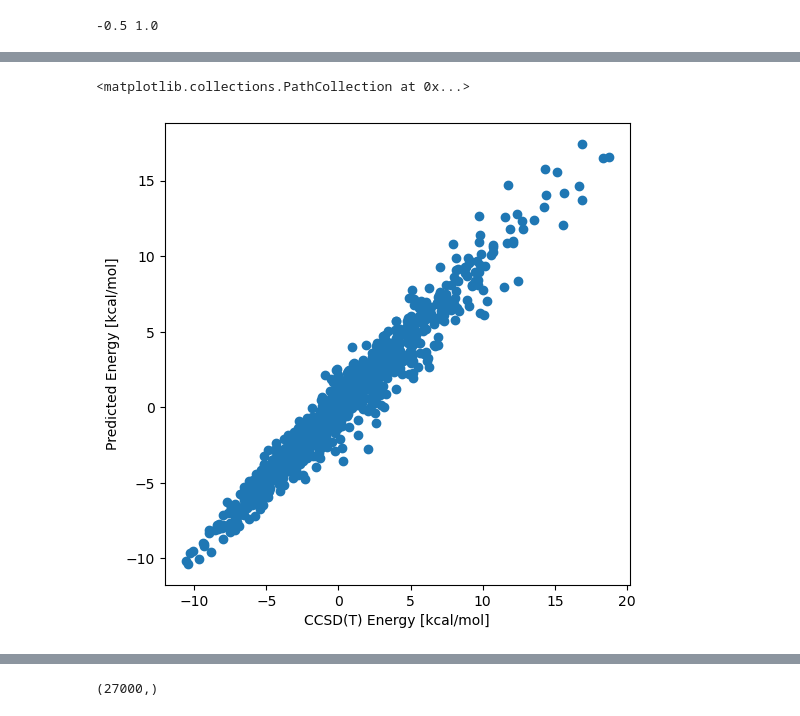
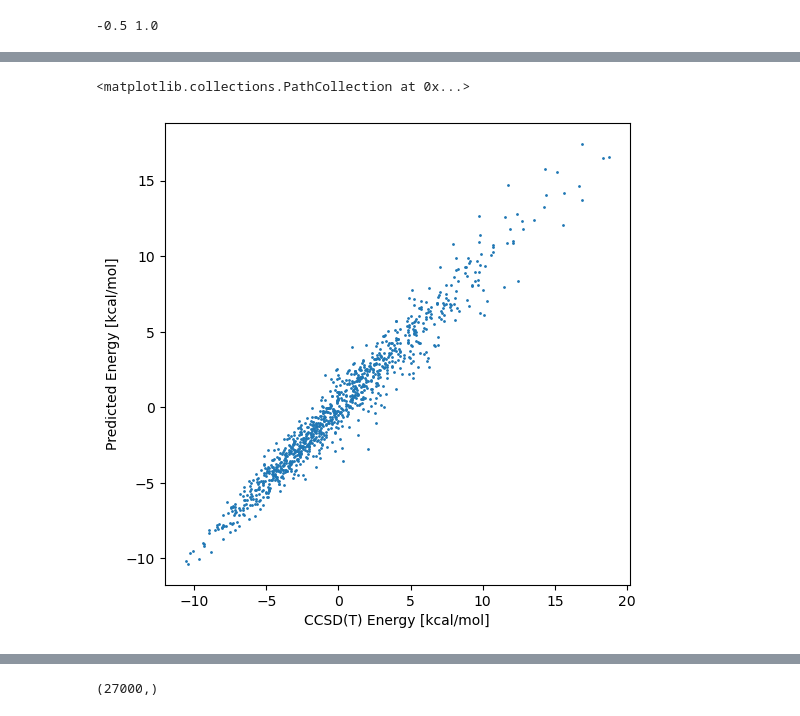
Before and after one commit to andersx/kernelforge, a Jupyter notebook: examples/regression_forces.ipynb, the cells around one changed output, grey strips where cells are left out. Saved outputs shown, nothing was run; the diff lists cells and outputs as text; code cells hidden in the pictures.

```diff
--- a/examples/regression_forces.ipynb
+++ b/examples/regression_forces.ipynb
@@ -66,5 +66,5 @@ print(res)
 fig = plt.figure(figsize=(6,6))
 plt.xlabel("CCSD(T) Energy [kcal/mol]")
 plt.ylabel("Predicted Energy [kcal/mol]")
-plt.scatter(Yt, Yp)
+plt.scatter(Yt, Yp, s=1)
 # %% [output]
@@ -73,5 +73,5 @@ PearsonRResult(statistic=np.float64(0.9756610190843165), pvalue=np.float64(0.0))
 <matplotlib.collections.PathCollection at 0x...>
-[figure, old version]
+[figure, new version]
 # %%
 t_start = time()
 dK = _kernels.gaussian_jacobian_batch(Xp, dXp, X, sigma)
```
Also changed, not shown: parts of 12 cells of this notebook, 8 other files.
